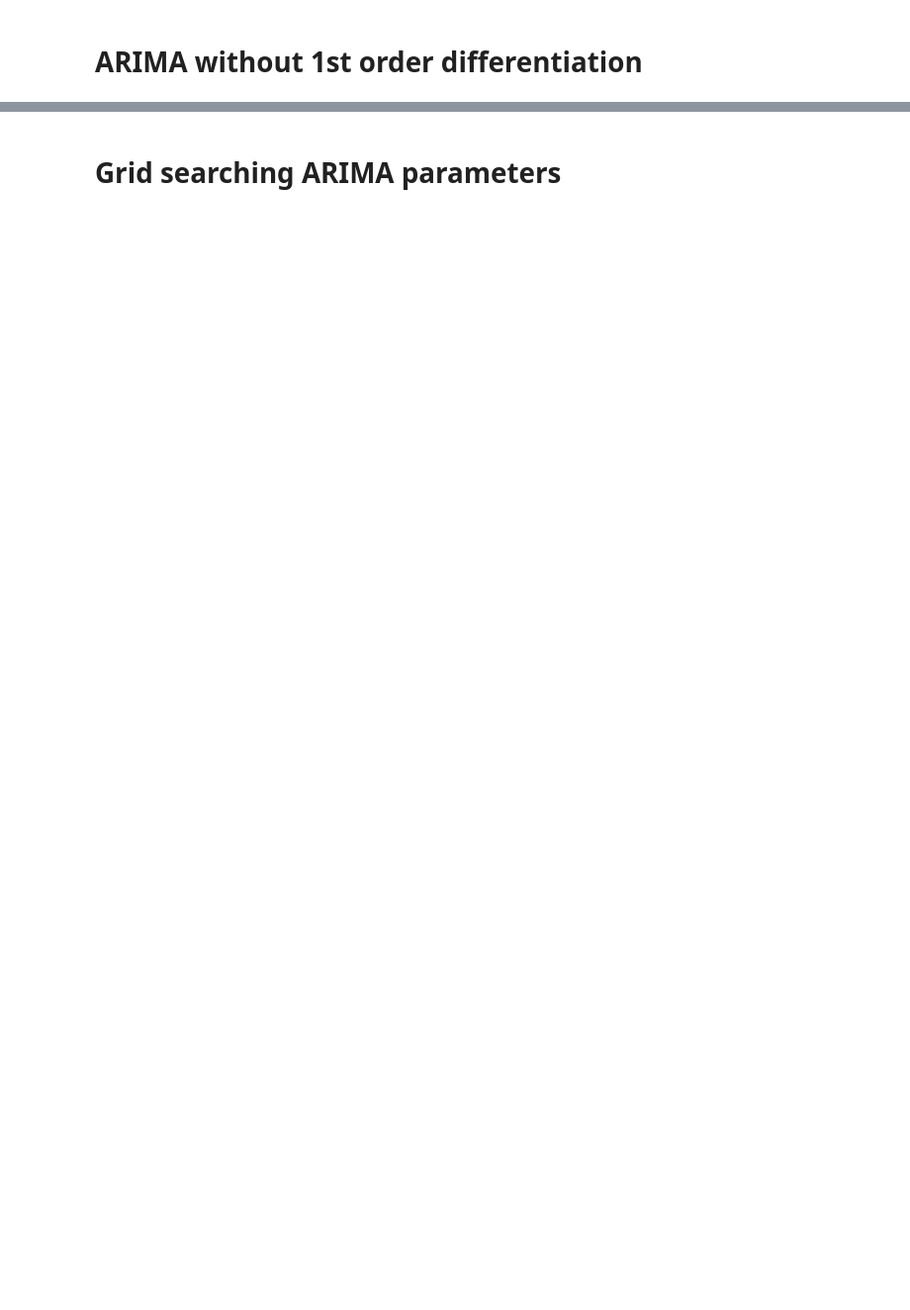
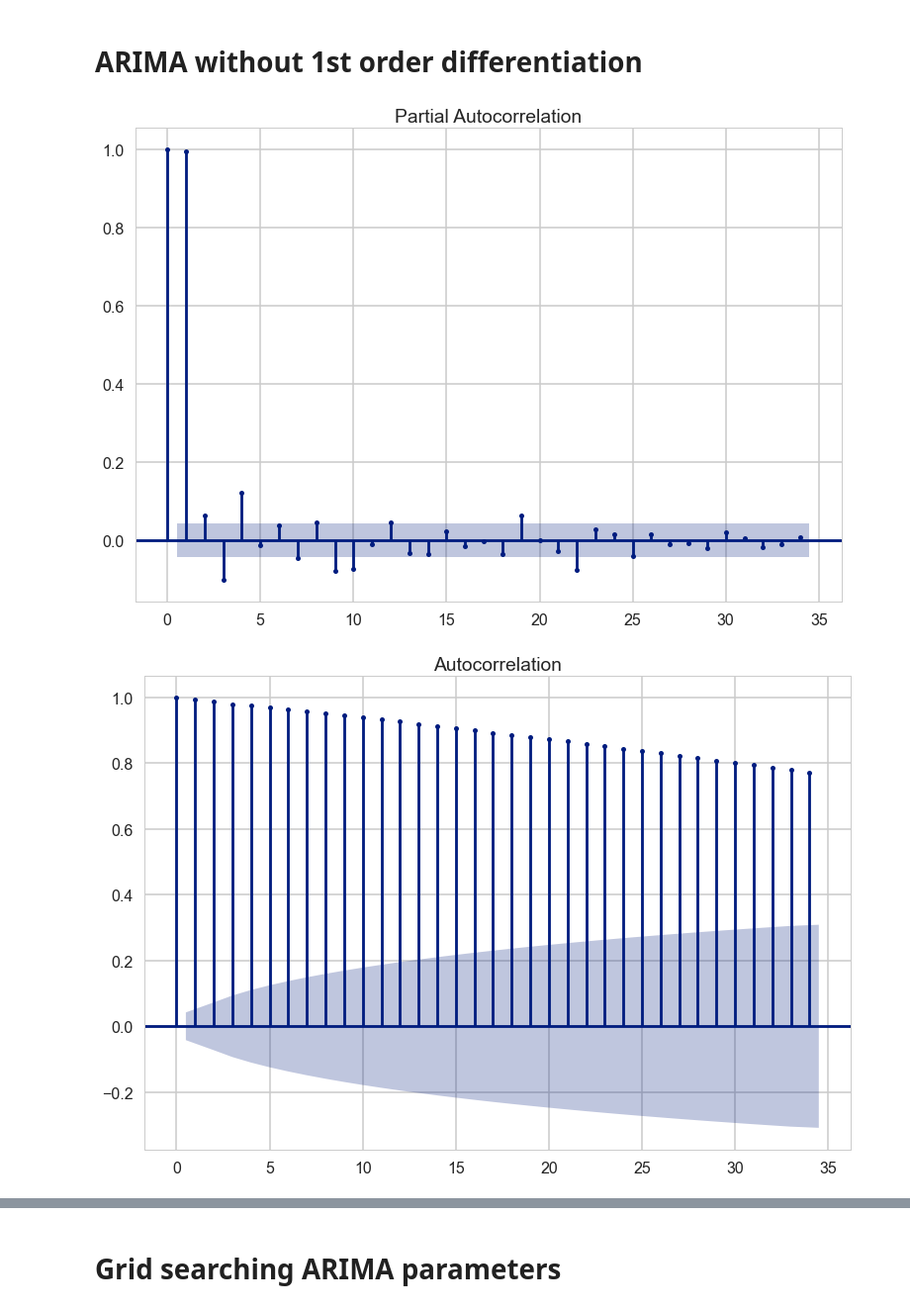
Before and after one commit to tonglinyan/animal_trajectory_prediction, a Jupyter notebook: code/adding_traditional_forecasting_ARIMA.ipynb, the cells around one changed output, grey strips where cells are left out. Shown at 99% size. Drawn from its saved outputs; the diff is of its cells as text; code cells hidden in the pictures; blank space fills up the shorter version.

```diff
--- a/code/adding_traditional_forecasting_ARIMA.ipynb
+++ b/code/adding_traditional_forecasting_ARIMA.ipynb
@@ -516,5 +494,8 @@ plot_time_series(ts_1=predictions_original, ts_label_1='Vanilla ARIMA Model', ts
 # %% [markdown]
 # ARIMA without 1st order differentiation
 # %%
-plot_acf(d_data)
-plot_pacf(d_data)
+plot_acf(autocorr_data)
+plot_pacf(autocorr_data)
+# %% [output]
+[figure, added]
+[figure, added]
```
Also changed, not shown: parts of 12 cells of this notebook.
